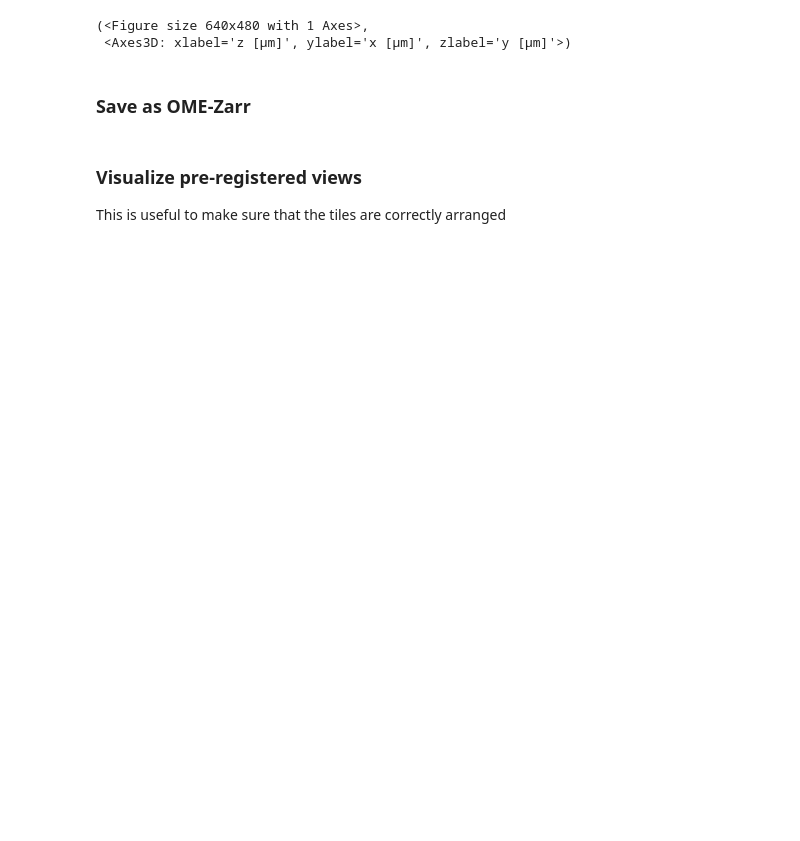
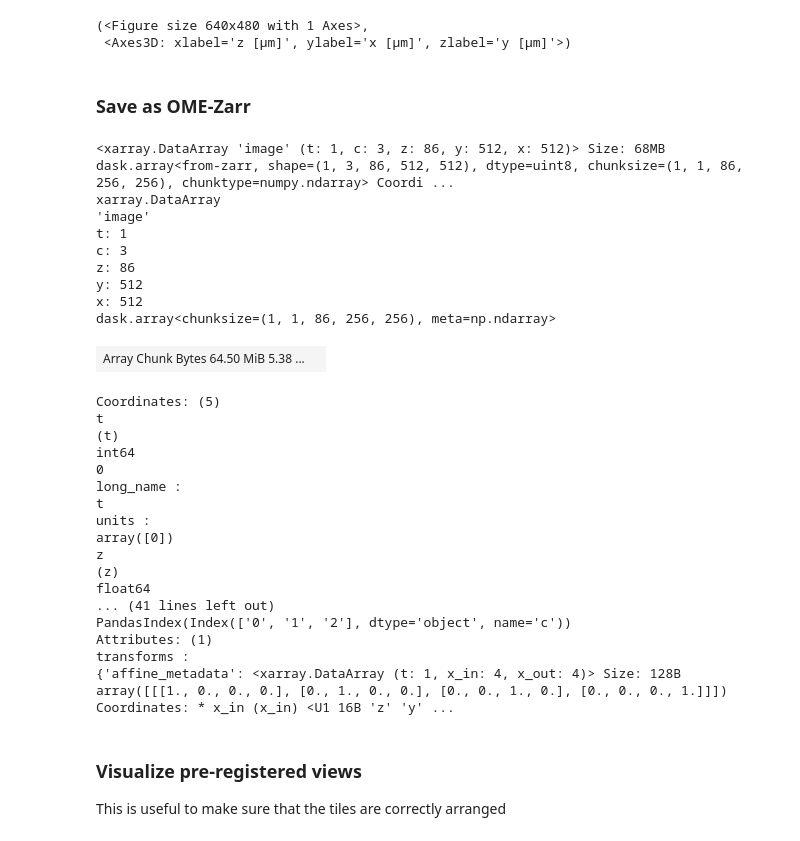
Before and after one commit to multiview-stitcher/multiview-stitcher, a Jupyter notebook: notebooks/stitching_bigstitcher_grid_3d_ngff.ipynb, the cells around one changed output. Drawn from its saved outputs; the diff is of its cells as text; code cells hidden in the pictures; blank space fills up the shorter version.

```diff
--- a/notebooks/stitching_bigstitcher_grid_3d_ngff.ipynb
+++ b/notebooks/stitching_bigstitcher_grid_3d_ngff.ipynb
@@ -267,6 +273,36 @@ for itile, tile in tqdm(enumerate(tiles[:])):
     msims.append(msim)
 
 urls = zarr_paths
+# %%
+sim
+# %% [output]
+<xarray.DataArray 'image' (t: 1, c: 3, z: 86, y: 512, x: 512)> Size: 68MB dask.array<from-zarr, shape=(1, 3, 86, 512, 512), dtype=uint8, chunksize=(1, 1, 86, 256, 256), chunktype=numpy.ndarray> Coordi ...
+xarray.DataArray
+'image'
+t: 1
+c: 3
+z: 86
+y: 512
+x: 512
+dask.array<chunksize=(1, 1, 86, 256, 256), meta=np.ndarray>
+| Array Chunk Bytes 64.50 MiB 5.38 ... |  |
+Coordinates: (5)
+t
+(t)
+int64
+0
+long_name :
+t
+units :
+array([0])
+z
+(z)
+float64
+... (41 lines left out)
+PandasIndex(Index(['0', '1', '2'], dtype='object', name='c'))
+Attributes: (1)
+transforms :
+{'affine_metadata': <xarray.DataArray (t: 1, x_in: 4, x_out: 4)> Size: 128B array([[[1., 0., 0., 0.], [0., 1., 0., 0.], [0., 0., 1., 0.], [0., 0., 0., 1.]]]) Coordinates: * x_in (x_in) <U1 16B 'z' 'y' ...
 # %% [markdown]
 ### Visualize pre-registered views
 
```
Also changed, not shown: parts of 14 cells of this notebook.
